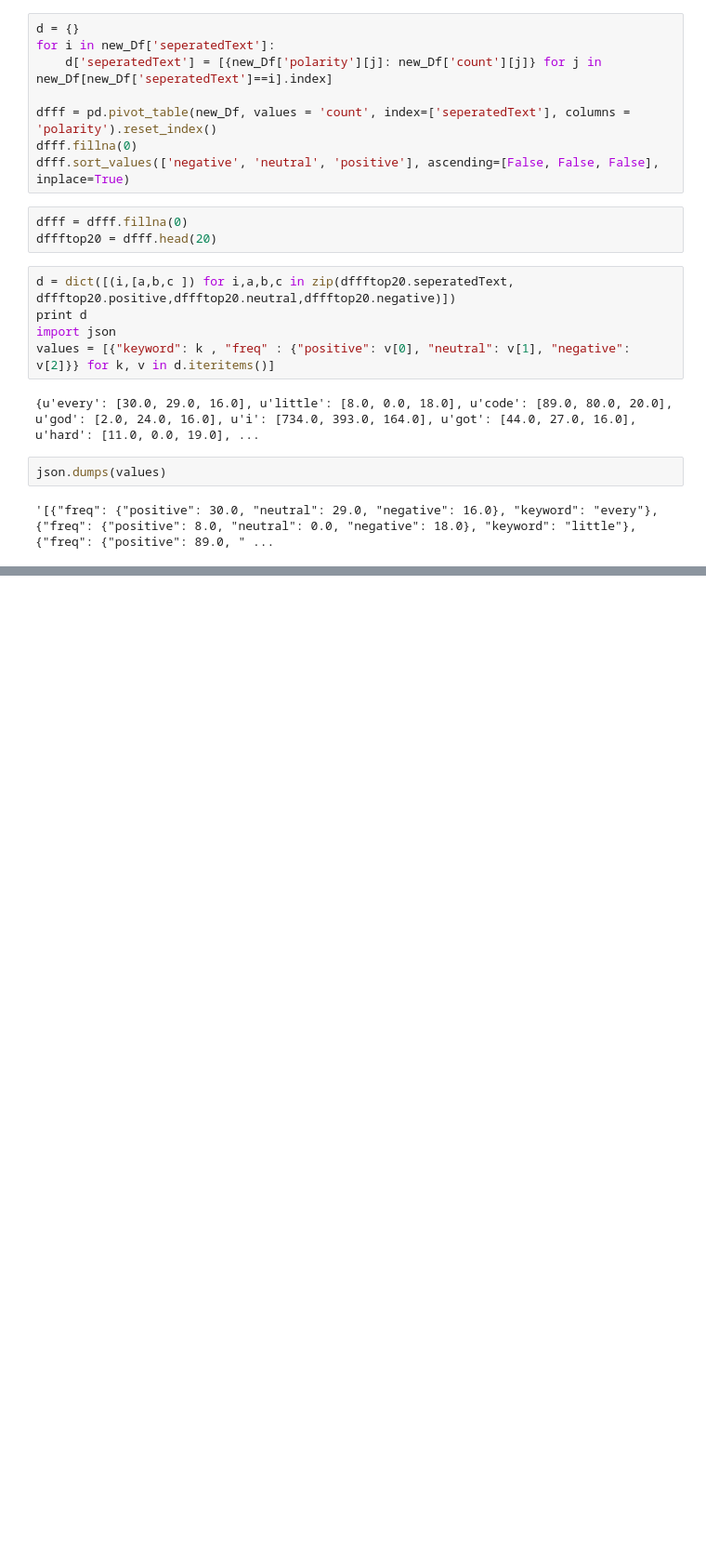
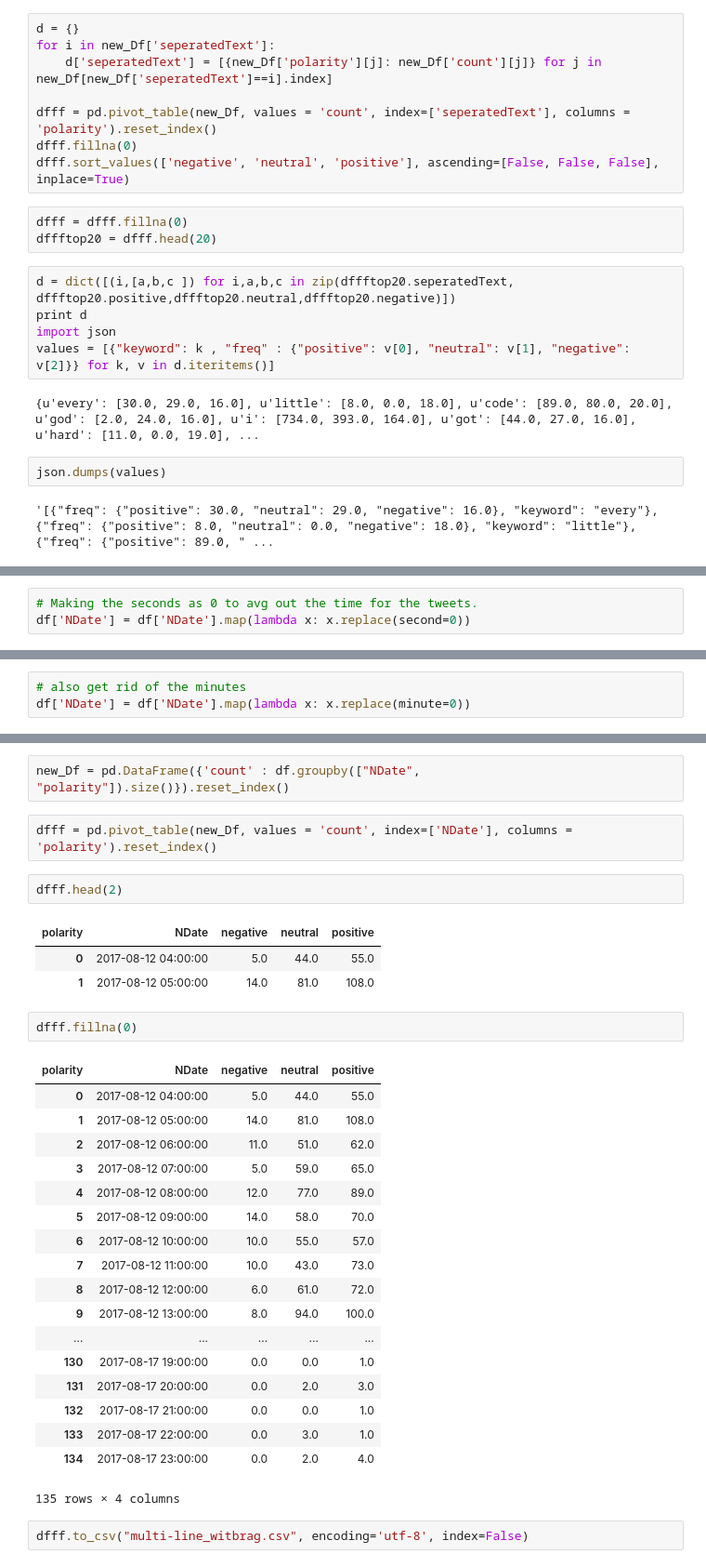
Before and after one commit to rupeshbasnet/twitter-data-vis, a Jupyter notebook: Twitter_Data_Extraction/Tweets_Preprocessing_Test.ipynb, the cells around one changed output, grey strips where cells are left out. Shown at 93% size. Saved outputs shown, nothing was run; the diff lists cells and outputs as text; blank space fills up the shorter version.

Commit message:
Added tweets over time viz

```diff
--- a/Twitter_Data_Extraction/Tweets_Preprocessing_Test.ipynb
+++ b/Twitter_Data_Extraction/Tweets_Preprocessing_Test.ipynb
@@ -1195,0 +1263,3 @@ json.dumps(values)
+# %%
+# Making the seconds as 0 to avg out the time for the tweets.
+df['NDate'] = df['NDate'].map(lambda x: x.replace(second=0))
@@ -1195,0 +1272,3 @@ json.dumps(values)
+# %%
+# also get rid of the minutes
+df['NDate'] = df['NDate'].map(lambda x: x.replace(minute=0))
@@ -1195,0 +1295,33 @@ json.dumps(values)
+# %%
+new_Df = pd.DataFrame({'count' : df.groupby(["NDate", "polarity"]).size()}).reset_index()
+# %%
+dfff = pd.pivot_table(new_Df, values = 'count', index=['NDate'], columns = 'polarity').reset_index()
+# %%
+dfff.head(2)
+# %% [output]
+| polarity | NDate | negative | neutral | positive |
+| 0 | 2017-08-12 04:00:00 | 5.0 | 44.0 | 55.0 |
+| 1 | 2017-08-12 05:00:00 | 14.0 | 81.0 | 108.0 |
+# %%
+dfff.fillna(0)
+# %% [output]
+| polarity | NDate | negative | neutral | positive |
+| 0 | 2017-08-12 04:00:00 | 5.0 | 44.0 | 55.0 |
+| 1 | 2017-08-12 05:00:00 | 14.0 | 81.0 | 108.0 |
+| 2 | 2017-08-12 06:00:00 | 11.0 | 51.0 | 62.0 |
+| 3 | 2017-08-12 07:00:00 | 5.0 | 59.0 | 65.0 |
+| 4 | 2017-08-12 08:00:00 | 12.0 | 77.0 | 89.0 |
+| 5 | 2017-08-12 09:00:00 | 14.0 | 58.0 | 70.0 |
+| 6 | 2017-08-12 10:00:00 | 10.0 | 55.0 | 57.0 |
+| 7 | 2017-08-12 11:00:00 | 10.0 | 43.0 | 73.0 |
+| 8 | 2017-08-12 12:00:00 | 6.0 | 61.0 | 72.0 |
+| 9 | 2017-08-12 13:00:00 | 8.0 | 94.0 | 100.0 |
+| ... | ... | ... | ... | ... |
+| 130 | 2017-08-17 19:00:00 | 0.0 | 0.0 | 1.0 |
+| 131 | 2017-08-17 20:00:00 | 0.0 | 2.0 | 3.0 |
+| 132 | 2017-08-17 21:00:00 | 0.0 | 0.0 | 1.0 |
+| 133 | 2017-08-17 22:00:00 | 0.0 | 3.0 | 1.0 |
+| 134 | 2017-08-17 23:00:00 | 0.0 | 2.0 | 4.0 |
+135 rows × 4 columns
+# %%
+dfff.to_csv("multi-line_witbrag.csv", encoding='utf-8', index=False)
```
Also changed, not shown: parts of 9 cells of this notebook, 6 other files.
